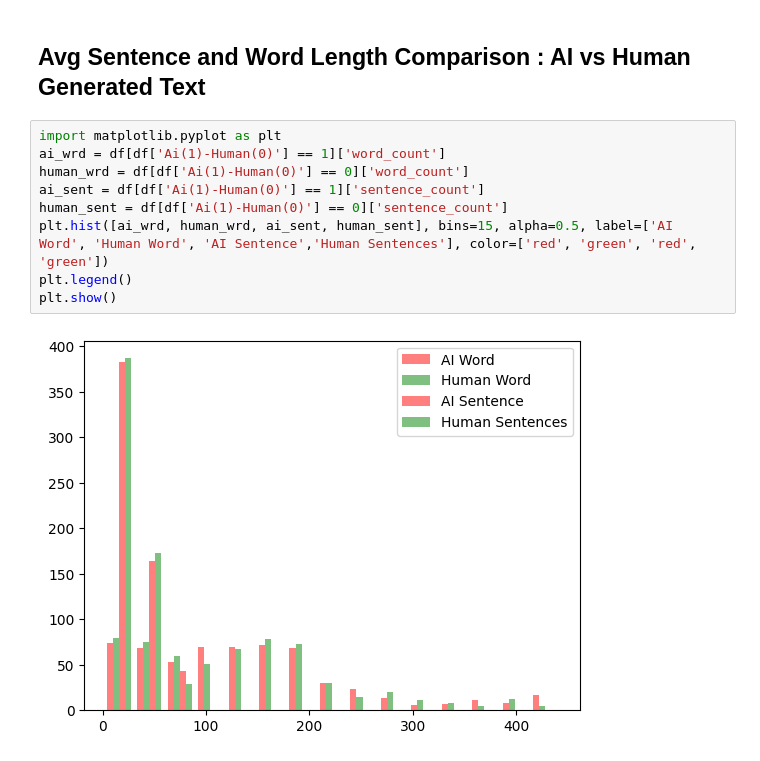
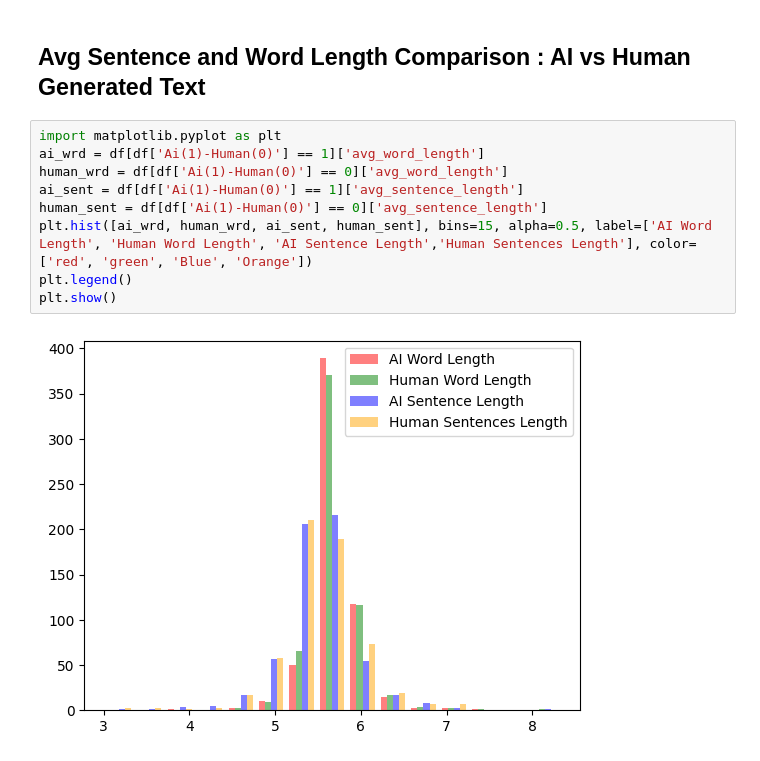
Before and after one commit to fortnitemaster32/AI-and-Human-Biases-within-Text-Generation, a Jupyter notebook: main.ipynb, the cells around one changed output. Cells and saved outputs as stored; diff of their text form.

Commit message:
completed length comparisons

```diff
--- a/main..ipynb
+++ b/main.ipynb
@@ -47,12 +47,12 @@ plt.show()
 ## Avg Sentence and Word Length Comparison : AI vs Human Generated Text
 # %%
 import matplotlib.pyplot as plt
-ai_wrd = df[df['Ai(1)-Human(0)'] == 1]['word_count']
-human_wrd = df[df['Ai(1)-Human(0)'] == 0]['word_count']
-ai_sent = df[df['Ai(1)-Human(0)'] == 1]['sentence_count']
-human_sent = df[df['Ai(1)-Human(0)'] == 0]['sentence_count']
-plt.hist([ai_wrd, human_wrd, ai_sent, human_sent], bins=15, alpha=0.5, label=['AI Word', 'Human Word', 'AI Sentence','Human Sentences'], color=['red', 'green', 'red', 'green'])
+ai_wrd = df[df['Ai(1)-Human(0)'] == 1]['avg_word_length']
+human_wrd = df[df['Ai(1)-Human(0)'] == 0]['avg_word_length']
+ai_sent = df[df['Ai(1)-Human(0)'] == 1]['avg_sentence_length']
+human_sent = df[df['Ai(1)-Human(0)'] == 0]['avg_sentence_length']
+plt.hist([ai_wrd, human_wrd, ai_sent, human_sent], bins=15, alpha=0.5, label=['AI Word Length', 'Human Word Length', 'AI Sentence Length','Human Sentences Length'], color=['red', 'green', 'Blue', 'Orange'])
 plt.legend()
 plt.show()
 # %% [output]
-[figure, old version]
+[figure, new version]
```
Also changed, not shown: parts of 1 cell of this notebook.
